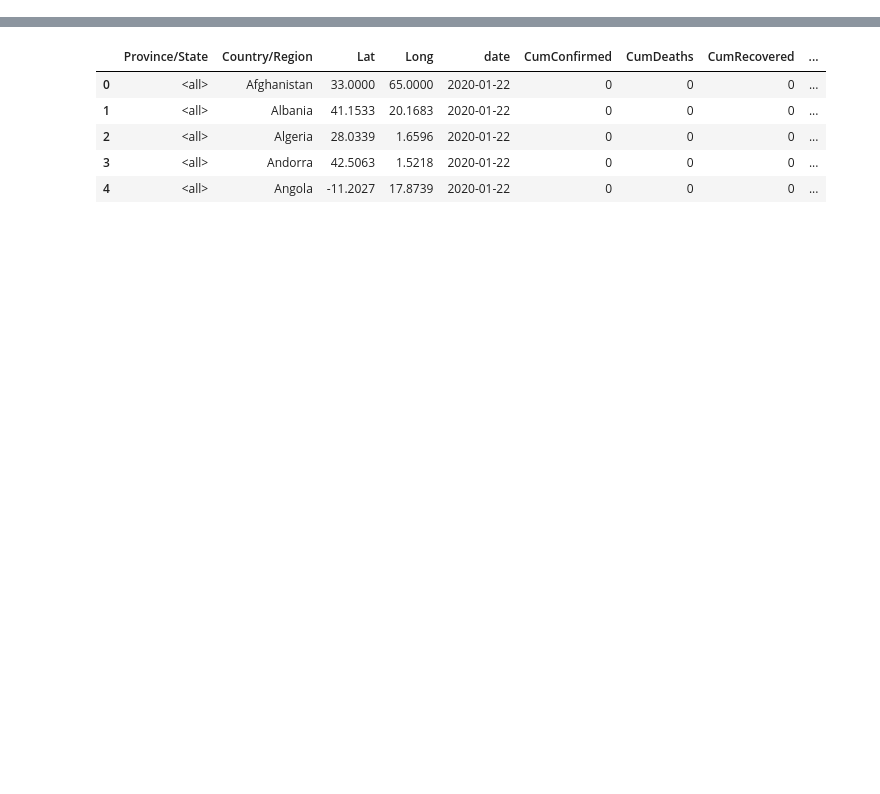
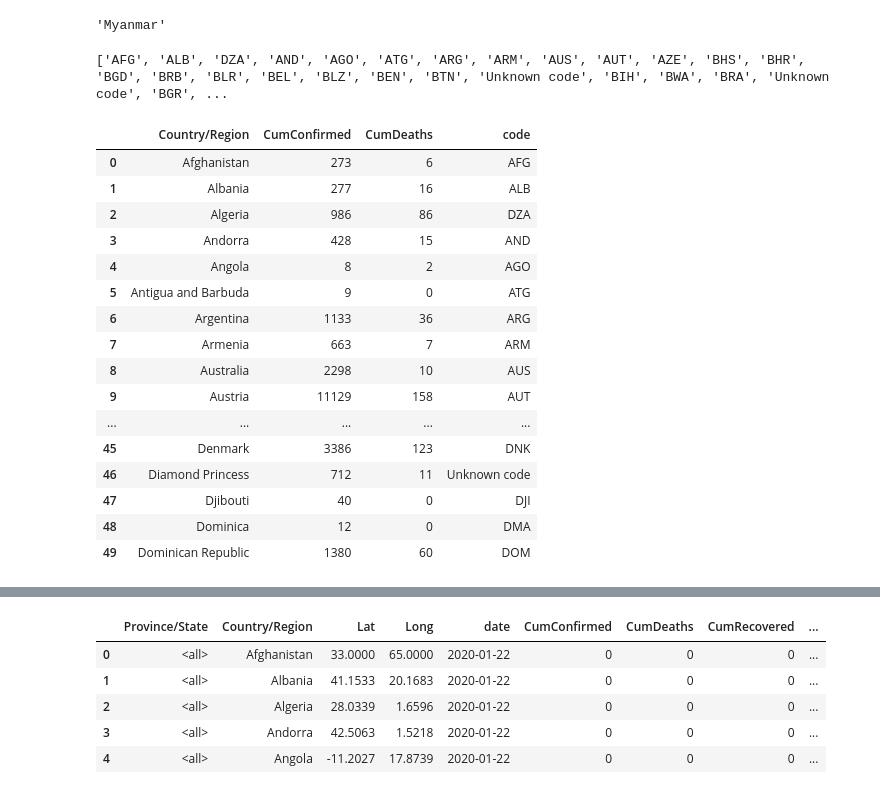
Before and after one commit to tiroger/coronavirus-tracker, a Jupyter notebook: folium_map.ipynb, the cells around one changed output, grey strips where cells are left out. Saved outputs shown, nothing was run; the diff lists cells and outputs as text; code cells hidden in the pictures; blank space fills up the shorter version.

```diff
--- a/folium_map.ipynb
+++ b/folium_map.ipynb
@@ -36,0 +67,46 @@ all_data
+# %%
+burma = pycountry.countries.get(alpha_3='MMR')
+
+# Country(alpha_2='DE', alpha_3='DEU', name='Germany', numeric='276', official_name='Federal Republic of Germany')
+# germany.alpha_2
+
+burma.name
+
+# germany.numeric
+
+# german
+# %% [output]
+'Myanmar'
+# %%
+input_countries = grouped_countries['Country/Region']
+
+countries = {}
+for country in pycountry.countries:
+    countries[country.name] = country.alpha_3
+
+codes = [countries.get(country, 'Unknown code') for country in input_countries]
+
+print(codes)
+grouped_countries['code'] = codes
+# %% [output]
+['AFG', 'ALB', 'DZA', 'AND', 'AGO', 'ATG', 'ARG', 'ARM', 'AUS', 'AUT', 'AZE', 'BHS', 'BHR', 'BGD', 'BRB', 'BLR', 'BEL', 'BLZ', 'BEN', 'BTN', 'Unknown code', 'BIH', 'BWA', 'BRA', 'Unknown code', 'BGR', ...
+# %%
+grouped_countries.head(50)
+# %% [output]
+|  | Country/Region | CumConfirmed | CumDeaths | code |
+| 0 | Afghanistan | 273 | 6 | AFG |
+| 1 | Albania | 277 | 16 | ALB |
+| 2 | Algeria | 986 | 86 | DZA |
+| 3 | Andorra | 428 | 15 | AND |
+| 4 | Angola | 8 | 2 | AGO |
+| 5 | Antigua and Barbuda | 9 | 0 | ATG |
+| 6 | Argentina | 1133 | 36 | ARG |
+| 7 | Armenia | 663 | 7 | ARM |
+| 8 | Australia | 2298 | 10 | AUS |
+| 9 | Austria | 11129 | 158 | AUT |
+| ... | ... | ... | ... | ... |
+| 45 | Denmark | 3386 | 123 | DNK |
+| 46 | Diamond Princess | 712 | 11 | Unknown code |
+| 47 | Djibouti | 40 | 0 | DJI |
+| 48 | Dominica | 12 | 0 | DMA |
+| 49 | Dominican Republic | 1380 | 60 | DOM |
```
Also changed, not shown: parts of 29 cells of this notebook, 2 other files.
